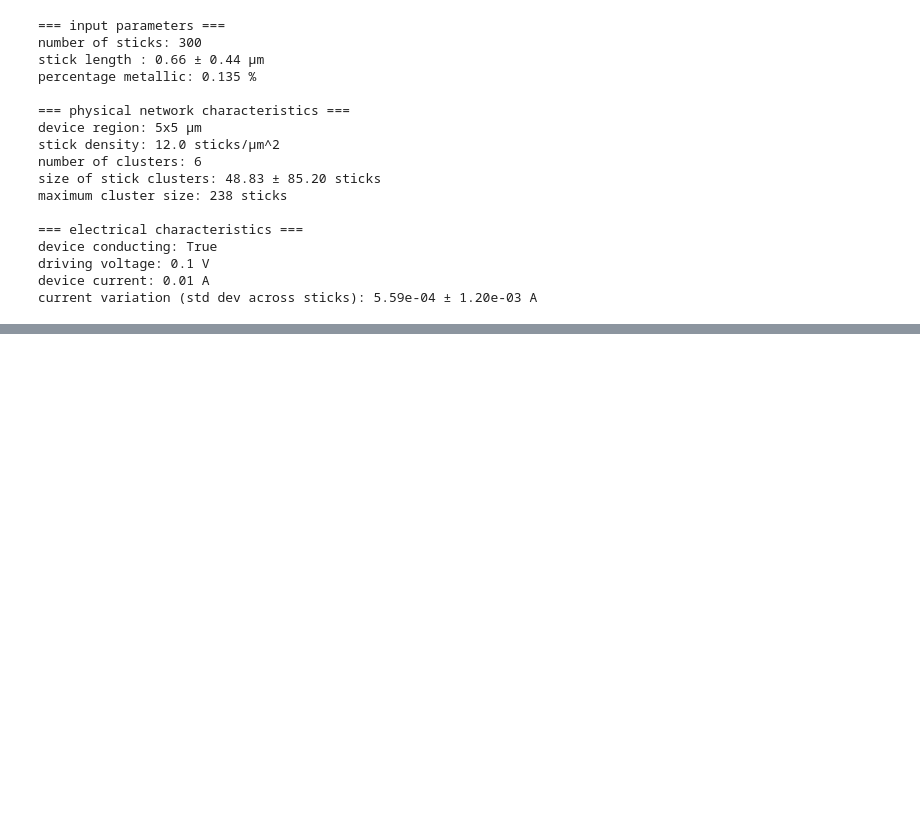
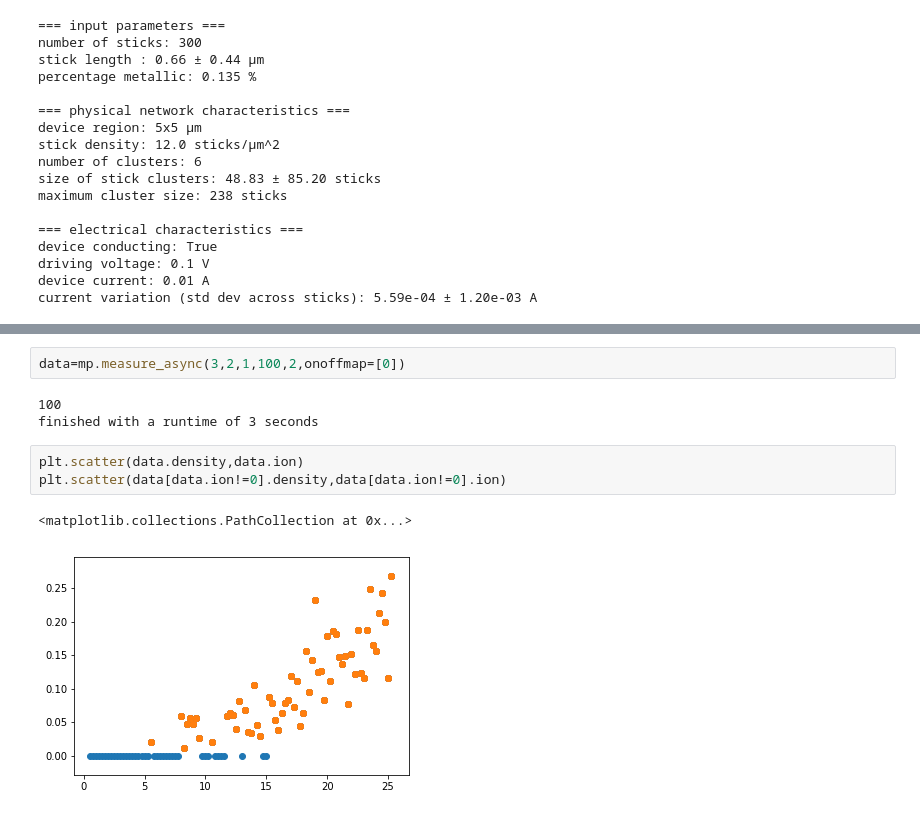
Before and after one commit to leobrowning92/networksim-cntfet, a Jupyter notebook: demo.ipynb, the cells around one changed output, grey strips where cells are left out. Cells and saved outputs as stored; diff of their text form; blank space fills up the shorter version.

```diff
--- a/Demo.ipynb
+++ b/demo.ipynb
@@ -38,0 +36,11 @@ collection.show_system(figsize=(10,10))
+# %%
+data=mp.measure_async(3,2,1,100,2,onoffmap=[0])
+# %% [output]
+100
+finished with a runtime of 3 seconds
+# %%
+plt.scatter(data.density,data.ion)
+plt.scatter(data[data.ion!=0].density,data[data.ion!=0].ion)
+# %% [output]
+<matplotlib.collections.PathCollection at 0x...>
+[figure, added]
```
Also changed, not shown: parts of 4 cells of this notebook, 3 other files.
